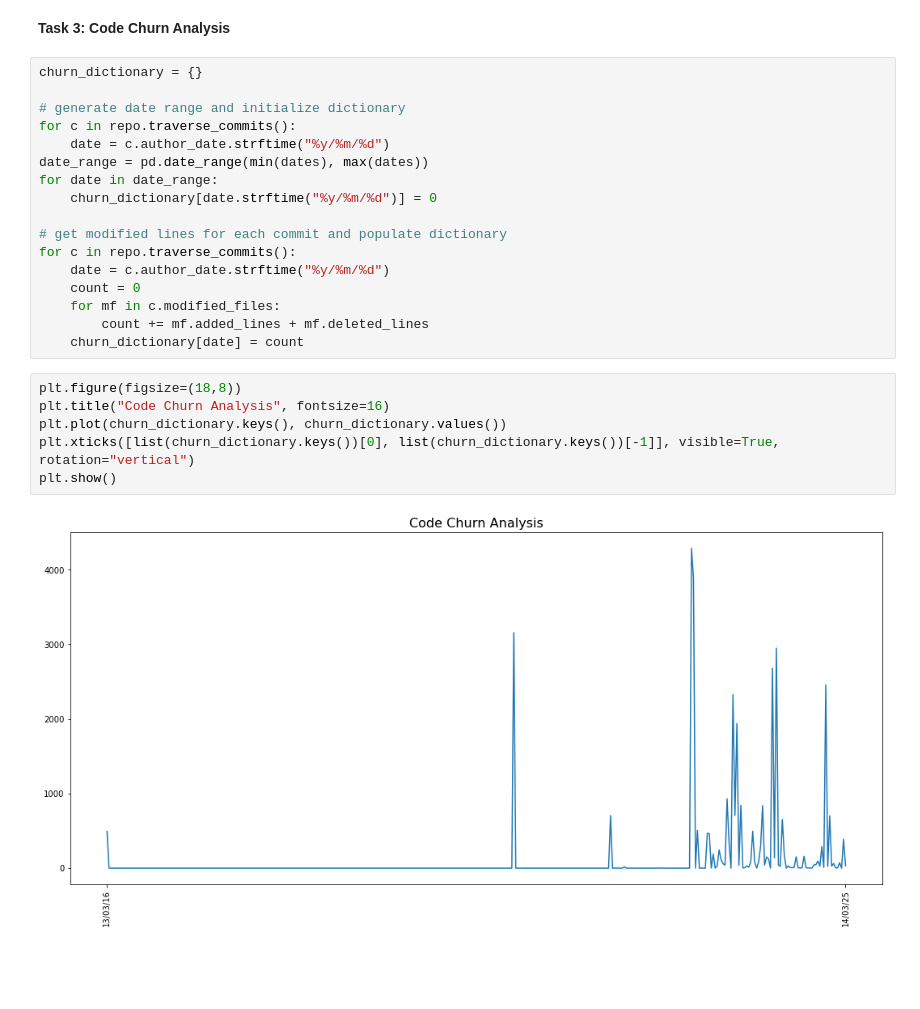
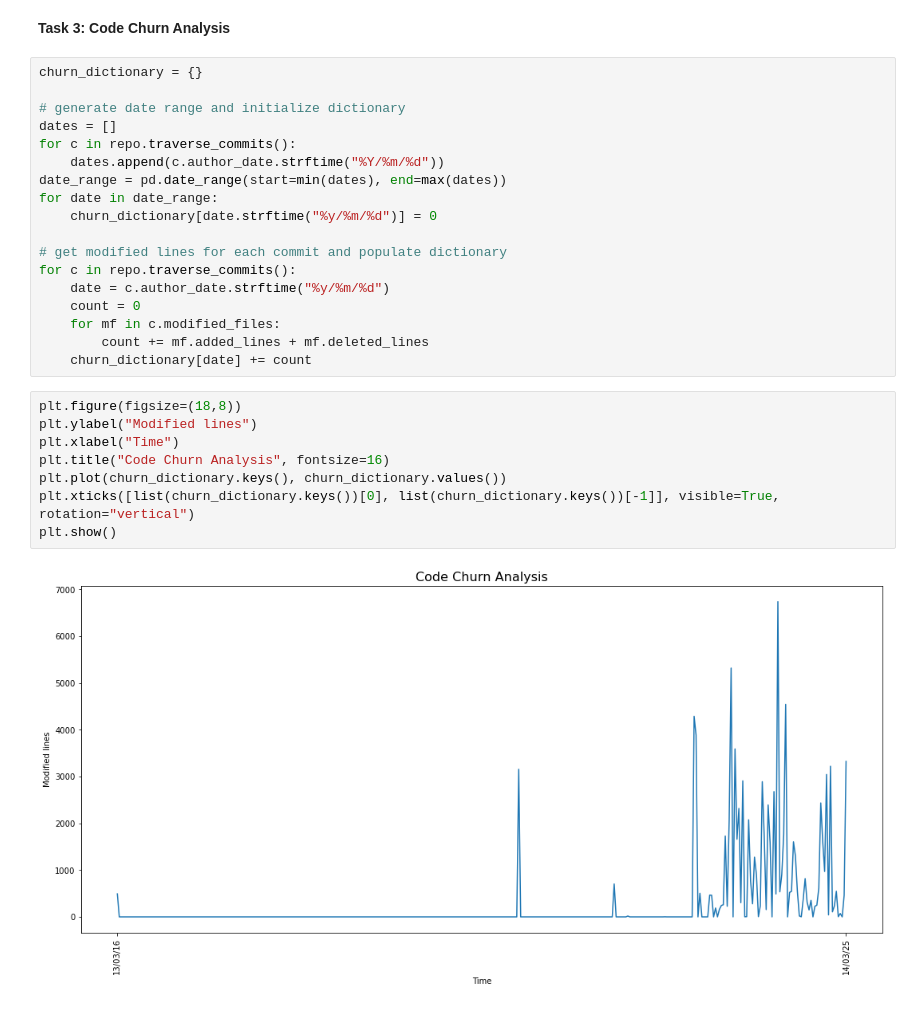
Before and after one commit to Shymsky/SOSY_SE, a Jupyter notebook: SOSY-SE2-EX1.ipynb, the cells around one changed output. Saved outputs shown, nothing was run; the diff lists cells and outputs as text; blank space fills up the shorter version.

Commit message:
fix dates task 3

```diff
--- a/SOSY-SE2-EX1.ipynb
+++ b/SOSY-SE2-EX1.ipynb
@@ -210,9 +210,10 @@ display.Image("knowledge_loss_map_action_package.png")
 churn_dictionary = {}
 
 # generate date range and initialize dictionary
+dates = []
 for c in repo.traverse_commits():
-    date = c.author_date.strftime("%y/%m/%d")
-date_range = pd.date_range(min(dates), max(dates))
+    dates.append(c.author_date.strftime("%Y/%m/%d"))
+date_range = pd.date_range(start=min(dates), end=max(dates))
 for date in date_range:
     churn_dictionary[date.strftime("%y/%m/%d")] = 0
 
@@ -222,12 +223,14 @@ for c in repo.traverse_commits():
     count = 0
     for mf in c.modified_files:
         count += mf.added_lines + mf.deleted_lines
-    churn_dictionary[date] = count
+    churn_dictionary[date] += count
 # %%
 plt.figure(figsize=(18,8))
+plt.ylabel("Modified lines")
+plt.xlabel("Time")
 plt.title("Code Churn Analysis", fontsize=16)
 plt.plot(churn_dictionary.keys(), churn_dictionary.values())
 plt.xticks([list(churn_dictionary.keys())[0], list(churn_dictionary.keys())[-1]], visible=True, rotation="vertical")
 plt.show()
 # %% [output]
-[figure, old version]
+[figure, new version]
```
